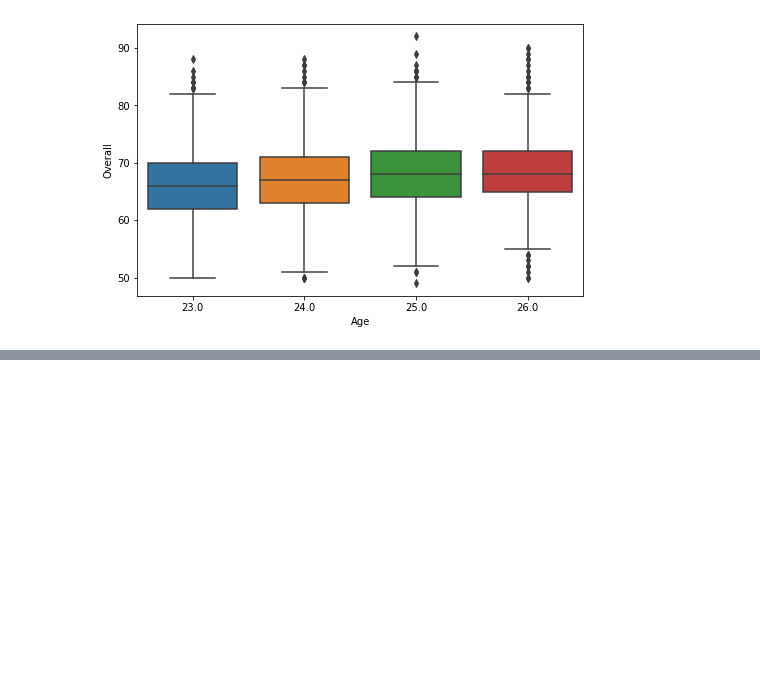
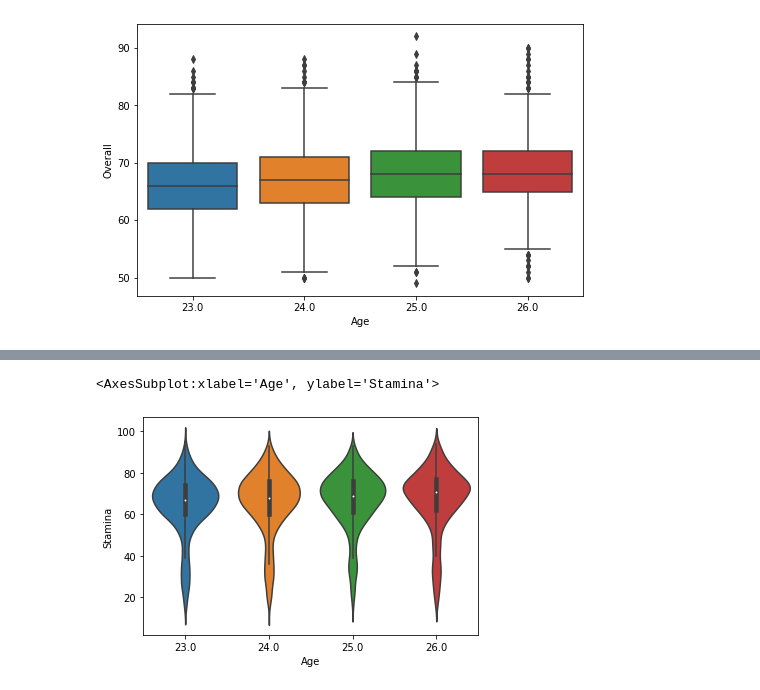
Before and after one commit to Art-toby/python-workbook, a Jupyter notebook: workbook.ipynb, the cells around one changed output, grey strips where cells are left out. Drawn from its saved outputs; the diff is of its cells as text; code cells hidden in the pictures; blank space fills up the shorter version.

```diff
--- a/workbook.ipynb
+++ b/workbook.ipynb
@@ -1251,0 +1264,5 @@ plt.show()
+# %%
+sns.violinplot(data= young_players, x='Age', y= 'Stamina')
+# %% [output]
+<AxesSubplot:xlabel='Age', ylabel='Stamina'>
+[figure, added]
```
Also changed, not shown: parts of 4 cells of this notebook.
